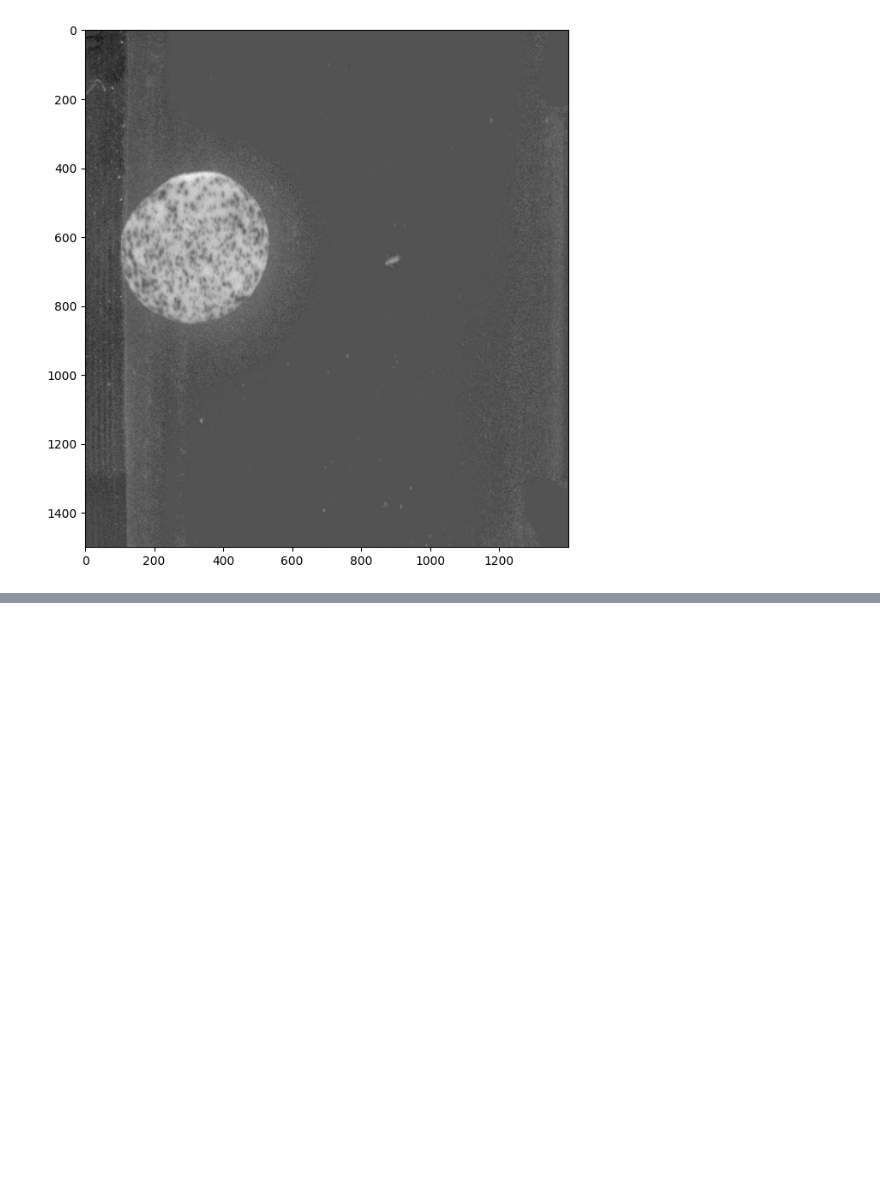
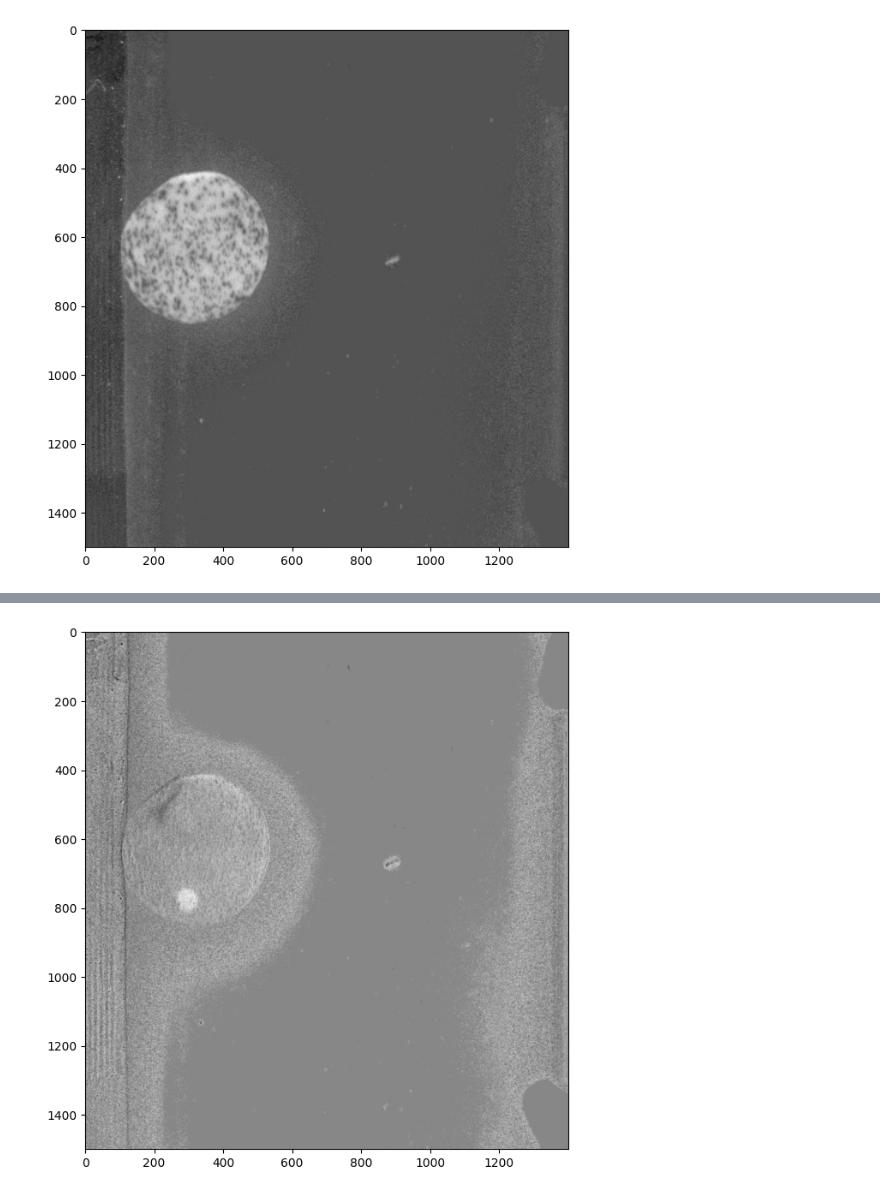
Before and after one commit to syncrotron/Thesis, a Jupyter notebook: Lentil/patter.ipynb, the cells around one changed output, grey strips where cells are left out. Cells and saved outputs as stored; diff of their text form; code cells hidden in the pictures; blank space fills up the shorter version.

```diff
--- a/Lentil/patter.ipynb
+++ b/Lentil/patter.ipynb
@@ -53,0 +54,4 @@ b_thresh = pcv.threshold.binary(gray_img=b, threshold=139, max_value=255, object
+# %%
+a = pcv.rgb2gray_lab(rgb_img=img, channel='a')
+# %% [output]
+[figure, added]
```
Also changed, not shown: parts of 9 cells of this notebook, 2 other files.
